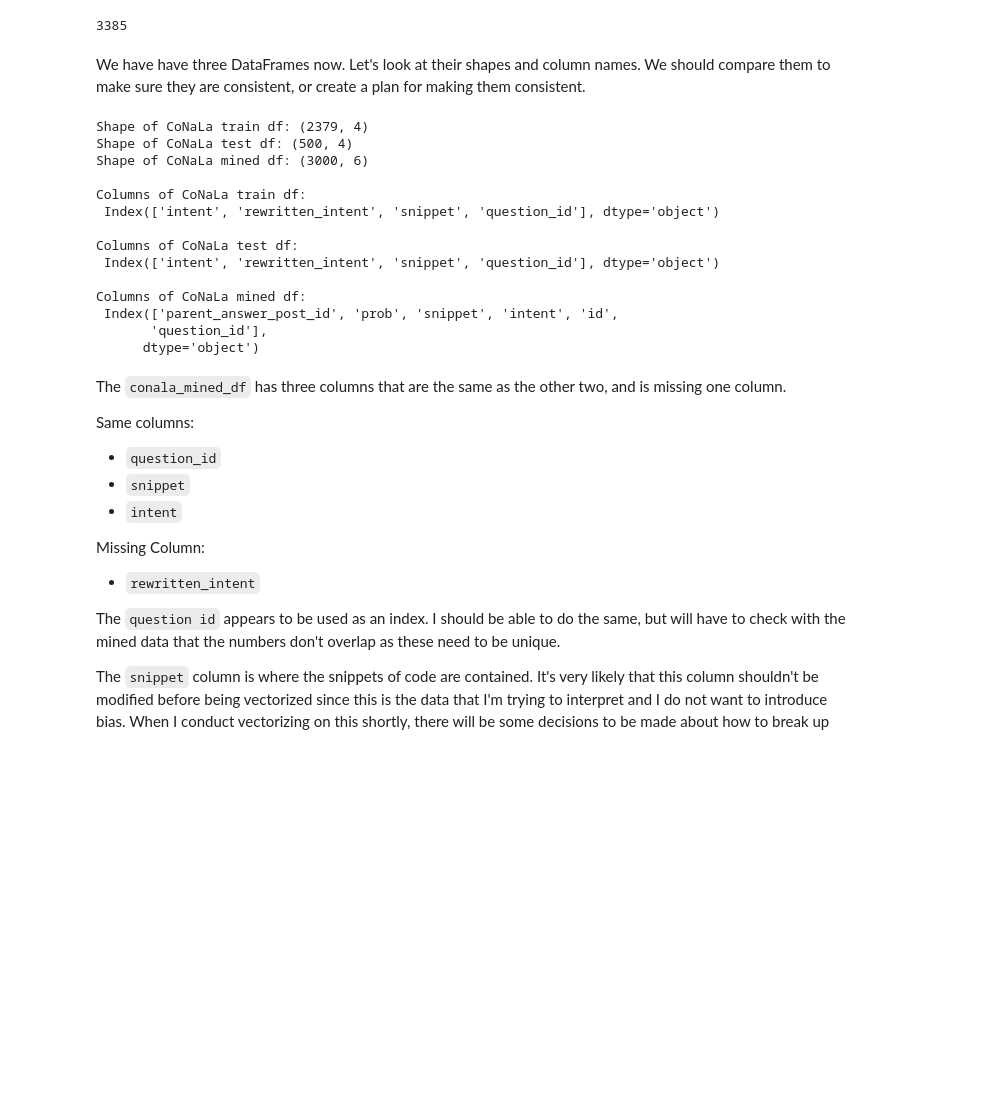
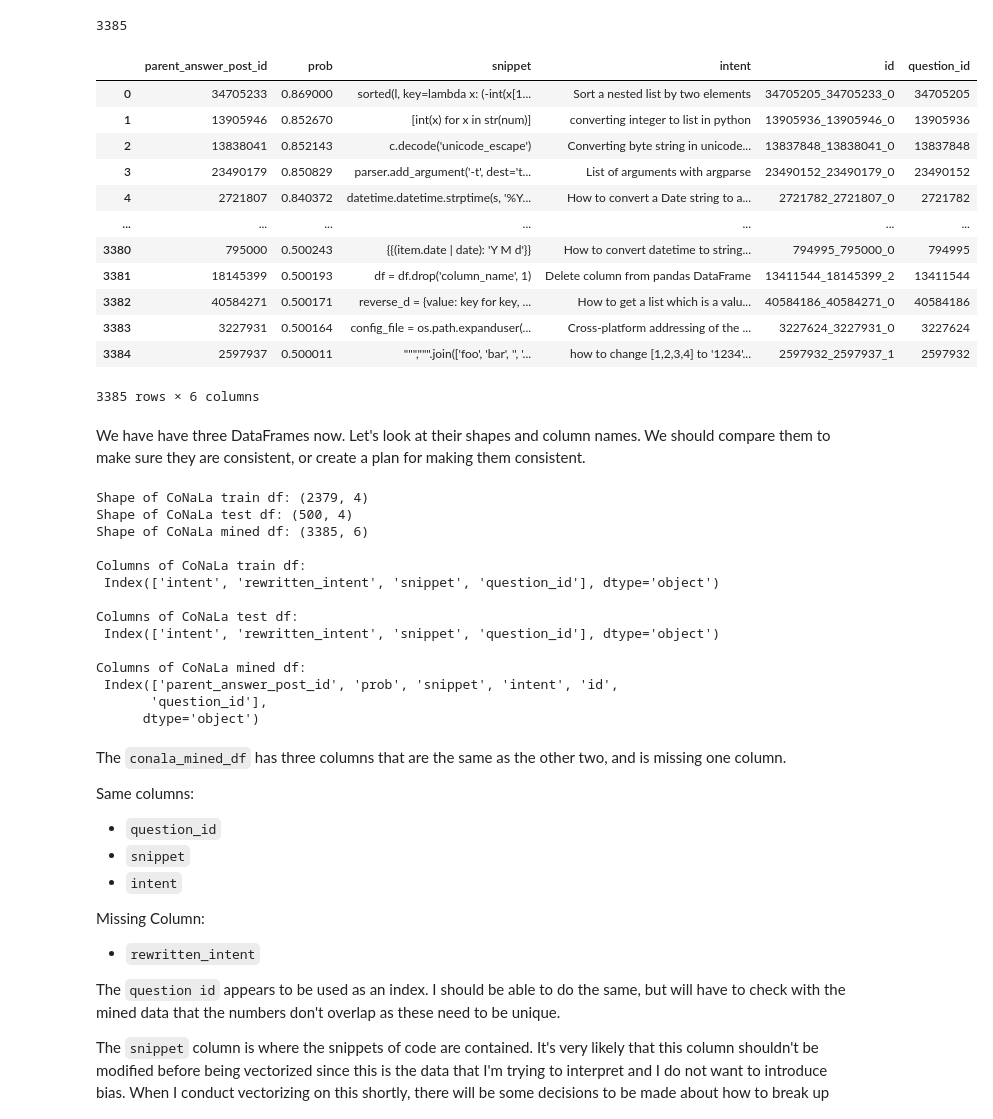
Before and after one commit to justinhugh/intent-prediction-in-code, a Jupyter notebook: intent_prediction_in_code.ipynb, the cells around one changed output. Cells and saved outputs as stored; diff of their text form; code cells hidden in the pictures; blank space fills up the shorter version.

```diff
--- a/intent_prediction_in_code.ipynb
+++ b/intent_prediction_in_code.ipynb
@@ -396,6 +400,25 @@ prob_thresh = 0.5
 len(conala_mined_df[conala_mined_df["prob"]>prob_thresh])
 # %% [output]
 3385
+# %%
+# Use the mined_df with only the records with probability greater than 50%.
+conala_mined_df = conala_mined_df[conala_mined_df['prob']>prob_thresh]
+# %%
+conala_mined_df
+# %% [output]
+|  | parent_answer_post_id | prob | snippet | intent | id | question_id |
+| 0 | 34705233 | 0.869000 | sorted(l, key=lambda x: (-int(x[1... | Sort a nested list by two elements | 34705205_34705233_0 | 34705205 |
+| 1 | 13905946 | 0.852670 | [int(x) for x in str(num)] | converting integer to list in python | 13905936_13905946_0 | 13905936 |
+| 2 | 13838041 | 0.852143 | c.decode('unicode_escape') | Converting byte string in unicode... | 13837848_13838041_0 | 13837848 |
+| 3 | 23490179 | 0.850829 | parser.add_argument('-t', dest='t... | List of arguments with argparse | 23490152_23490179_0 | 23490152 |
+| 4 | 2721807 | 0.840372 | datetime.datetime.strptime(s, '%Y... | How to convert a Date string to a... | 2721782_2721807_0 | 2721782 |
+| ... | ... | ... | ... | ... | ... | ... |
+| 3380 | 795000 | 0.500243 | {{(item.date | date): 'Y M d'}} | How to convert datetime to string... | 794995_795000_0 | 794995 |
+| 3381 | 18145399 | 0.500193 | df = df.drop('column_name', 1) | Delete column from pandas DataFrame | 13411544_18145399_2 | 13411544 |
+| 3382 | 40584271 | 0.500171 | reverse_d = {value: key for key, ... | How to get a list which is a valu... | 40584186_40584271_0 | 40584186 |
+| 3383 | 3227931 | 0.500164 | config_file = os.path.expanduser(... | Cross-platform addressing of the ... | 3227624_3227931_0 | 3227624 |
+| 3384 | 2597937 | 0.500011 | """,""".join(['foo', 'bar', '', '... | how to change [1,2,3,4] to '1234'... | 2597932_2597937_1 | 2597932 |
+3385 rows × 6 columns
 # %% [markdown]
 We have have three DataFrames now. Let's look at their shapes and column names. We should compare them to make sure they are consistent, or create a plan for making them consistent.
 # %%
@@ -410,7 +433,7 @@ print("\nColumns of CoNaLa mined df:\n", conala_mined_df.columns)
 # %% [output]
 Shape of CoNaLa train df: (2379, 4)
 Shape of CoNaLa test df: (500, 4)
-Shape of CoNaLa mined df: (3000, 6)
+Shape of CoNaLa mined df: (3385, 6)
 
 Columns of CoNaLa train df:
  Index(['intent', 'rewritten_intent', 'snippet', 'question_id'], dtype='object')
```
Also changed, not shown: parts of 16 cells of this notebook.
